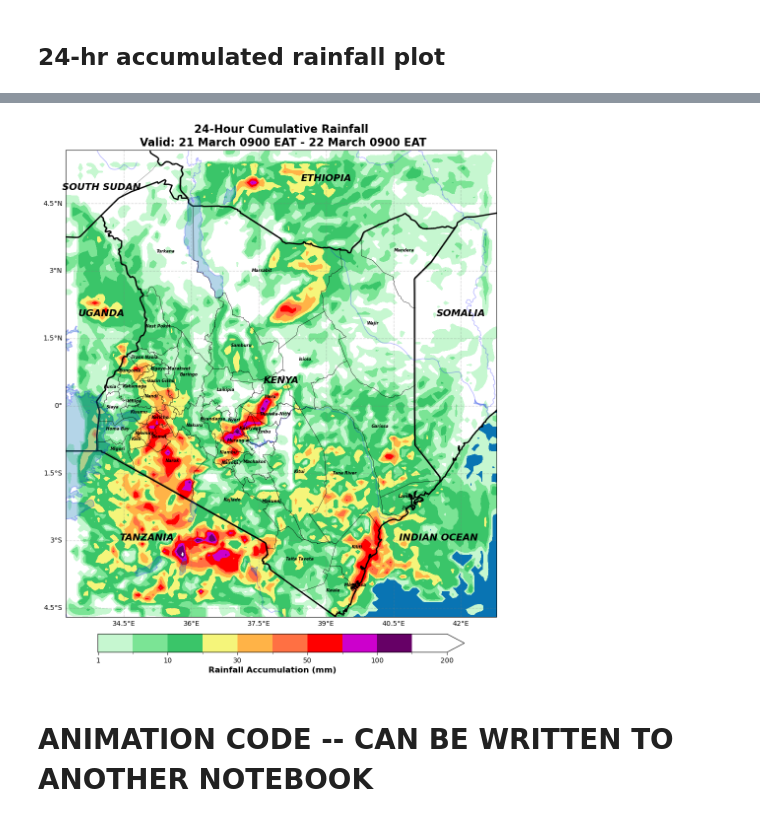
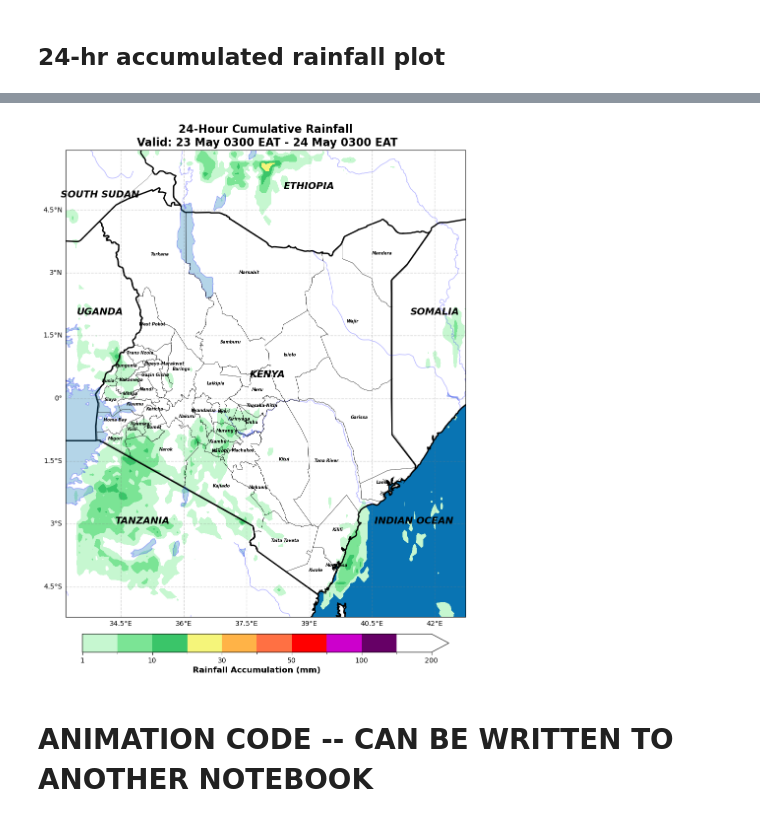
Before and after one commit to Erickpython/wrf_python, a Jupyter notebook: cumulative_rain.ipynb, the cells around one changed output, grey strips where cells are left out. Saved outputs shown, nothing was run; the diff lists cells and outputs as text; code cells hidden in the pictures.

Commit message:
CUMULATIVE RAINFALL FORECAST FOR 23 - 24 MAY 2026

```diff
--- a/cumulative_rain.ipynb
+++ b/cumulative_rain.ipynb
@@ -41,4 +42,4 @@ import geopandas as gpd
 # %%
 # Dataset loading with wrf-python
-ncfile = Dataset("wrfout_d01_2026-03-20_06:00:00")
+ncfile = Dataset("/home/erickwambugu/WRF/run/wrfout_d01_2026-05-23_00:00:00")
 counties = gpd.read_file("./map_shapefile_kenya/ke_shp/ke.shp")
@@ -157,35 +138,35 @@ gl.ylabel_style = {'size': 10, 'color': 'black'}
 
 
 contour = ax.contourf(
     to_np(lons),
     to_np(lats),
     to_np(rain_accumulation),
     levels=levels,
     cmap=cmap,
     norm=norm,
     extend="max",
     transform=ccrs.PlateCarree()
 )
 
 cbar = plt.colorbar(
     contour,
     ax=ax,
     orientation="horizontal",
     pad=0.03,
     shrink=0.8
 )
 
 cbar.set_label("Rainfall Accumulation (mm)", fontsize=12, fontweight="bold")
 cbar.ax.tick_params(labelsize=10)
 
-plt.title("24-Hour Cumulative Rainfall\n Valid: 21 March 0900 EAT - 22 March 0900 EAT", fontsize=16, fontweight="bold")
+plt.title("24-Hour Cumulative Rainfall\n Valid: 23 May 0300 EAT - 24 May 0300 EAT", fontsize=16, fontweight="bold")
 
 # save the figure
 plt.savefig("cumulative_rainfall.png", dpi=300, bbox_inches="tight")
 
 plt.show()
 # %% [output]
-[figure, old version]
+[figure, new version]
 # %% [markdown]
 # ANIMATION CODE -- CAN BE WRITTEN TO ANOTHER NOTEBOOK
 # %%
```
Also changed, not shown: parts of 4 cells of this notebook, 2 other files.
